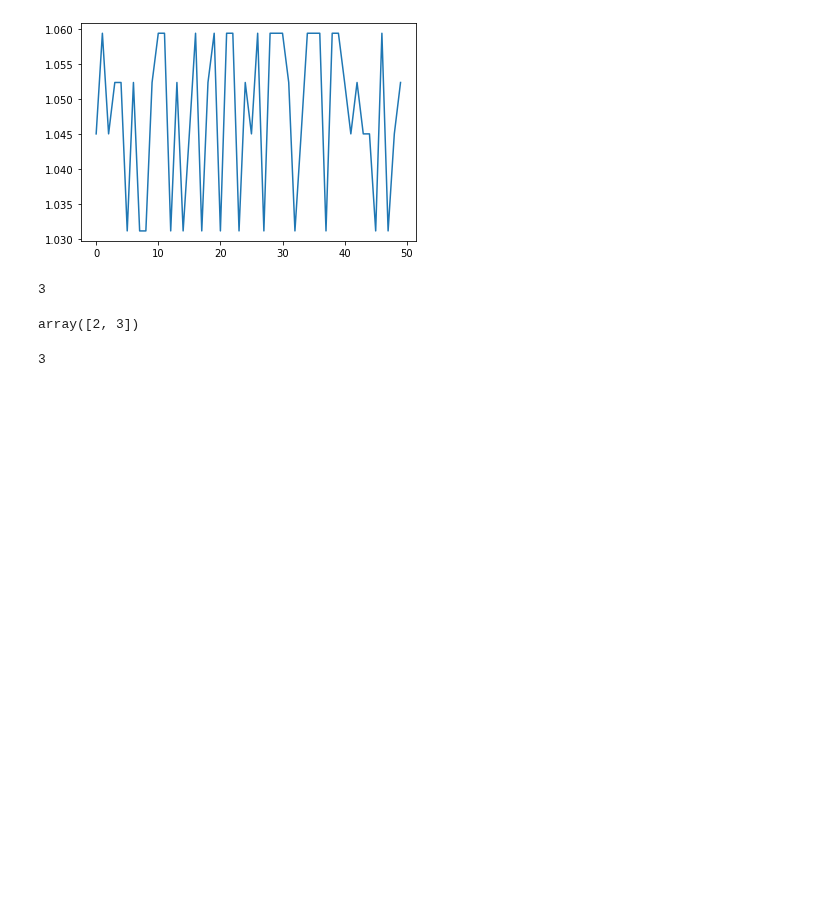
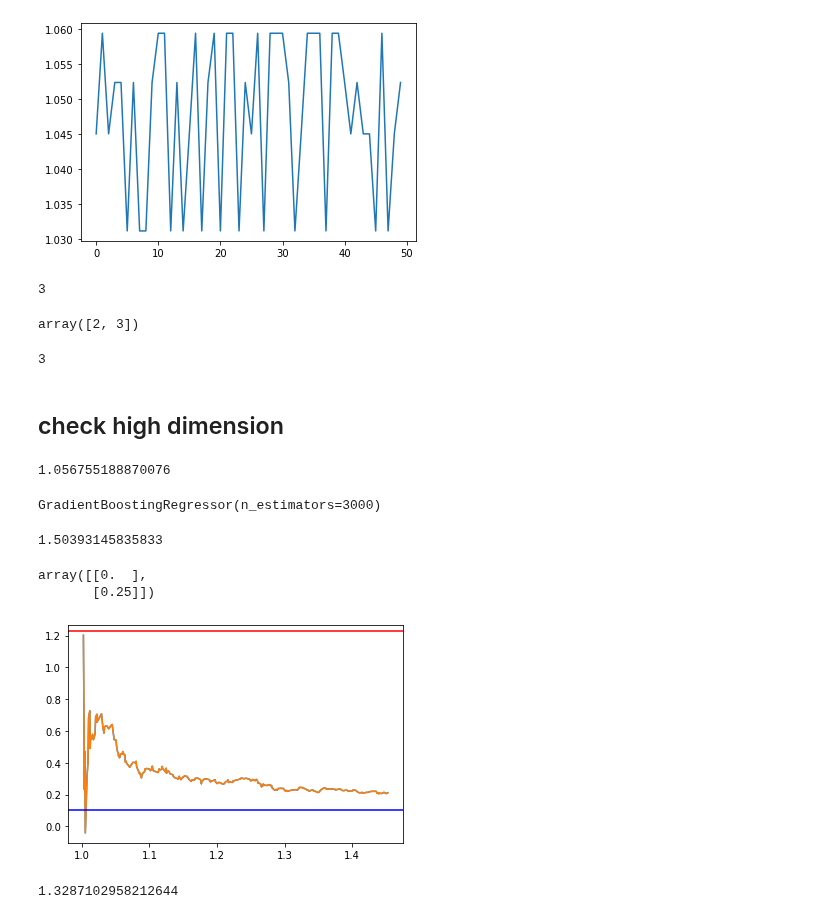
Before and after one commit to Karlmyh/RTER, a Jupyter notebook: test.ipynb, the cells around one changed output. Cells and saved outputs as stored; diff of their text form; code cells hidden in the pictures; blank space fills up the shorter version.

```diff
--- a/test.ipynb
+++ b/test.ipynb
@@ -857,3 +959,5 @@ array([2, 3])
 np.random.choice(np.where(x==x.max())[0])
 # %% [output]
 3
+# %% [markdown]
+## check high dimension
@@ -859,0 +977,54 @@ np.random.choice(np.where(x==x.max())[0])
+# %%
+generator=TestDistribution(6,dim=2).returnDistribution()
+np.random.seed(2)
+X_train,Y_train=generator.generate(1000)
+X_test,Y_test=generator.generate(1000)
+
+max_depth=3
+order=1
+truncate_ratio_low, truncate_ratio_up =0.00, 1
+# %%
+## difference between training error and test error
+ERT_model=RegressionTree(estimator="pointwise_extrapolation_estimator",
+                         splitter="maxedge",
+                         min_samples_split=30,
+                         max_depth=max_depth,
+                         order=order,
+                         random_state=4,
+                         truncate_ratio_low=truncate_ratio_low,
+                         truncate_ratio_up=truncate_ratio_up)
+ERT_model.fit(X_train,Y_train)
+Y_hat=ERT_model.predict(X_test)
+
+#np.arange(0.0001,0.04,0.0005).reshape(-1,1)
+MSE(Y_hat,Y_test)
+# %% [output]
+1.056755188870076
+# %%
+from sklearn.ensemble import GradientBoostingRegressor
+
+
+model_GBRT = GradientBoostingRegressor(n_estimators = 3000)
+
+model_GBRT.fit(X_train, Y_train.ravel())
+y_hat=model_GBRT.predict(X_test)
+mse_score = MSE(y_hat, Y_test)
+mse_score
+# %% [output]
+GradientBoostingRegressor(n_estimators=3000)
+1.50393145835833
+# %%
+node_idx=0
+query_obj=list(ERT_model.tree_.leafnode_fun.values())[node_idx]
+X_range,dt_X, dt_Y = query_obj.X_range, query_obj.dt_X, query_obj.dt_Y
+X_range
+X_extra= np.array([0.1,0.8])
+sorted_ratio, sorted_prediction, intercept = ERT_model.get_node_extrapolation(dt_X, dt_Y, X_extra, X_range, order, truncate_ratio_low, truncate_ratio_up)
+_=plt.plot((sorted_ratio),sorted_prediction)
+_=plt.plot((sorted_ratio)[int(len(sorted_ratio)*truncate_ratio_low):int(len(sorted_ratio)*truncate_ratio_up)],sorted_prediction[int(len(sorted_prediction)*truncate_ratio_low):int(len(sorted_prediction)*truncate_ratio_up)])
+_=plt.axhline(intercept,color="red")
+_=plt.axhline(generator.evaluate(X_extra.reshape(1,-1)),color="blue")
+# %% [output]
+array([[0.  ],
+       [0.25]])
+[figure, added]
@@ -859,0 +1057,19 @@ np.random.choice(np.where(x==x.max())[0])
+# %%
+## difference between training error and test error
+ERT_model=RegressionTree(estimator="pointwise_extrapolation_estimator",
+                         splitter="maxedge",
+                         min_samples_split=30,
+                         max_depth=max_depth,
+                         order=order,
+                         random_state=4,
+                         truncate_ratio_low=truncate_ratio_low,
+                         truncate_ratio_up=truncate_ratio_up,
+                        r_range_up=r_range_up,
+                        r_range_low=r_range_low)
+ERT_model.fit(X_train,Y_train)
+Y_hat=ERT_model.predict(X_test)
+
+#np.arange(0.0001,0.04,0.0005).reshape(-1,1)
+MSE(Y_hat,Y_test)
+# %% [output]
+1.3287102958212644
```
Also changed, not shown: parts of 34 cells of this notebook, 9 other files.
